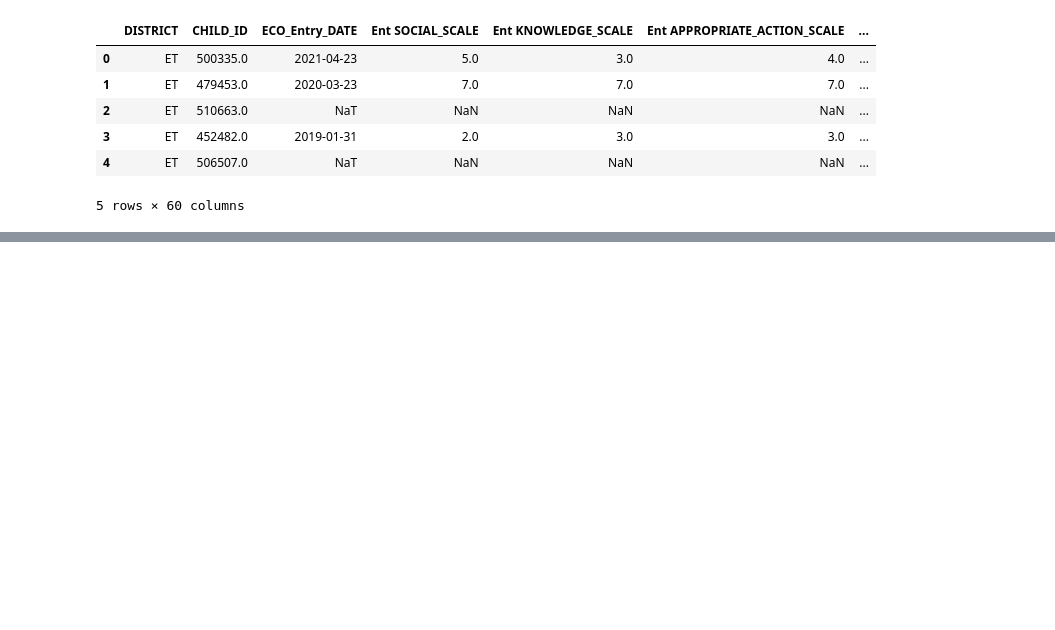
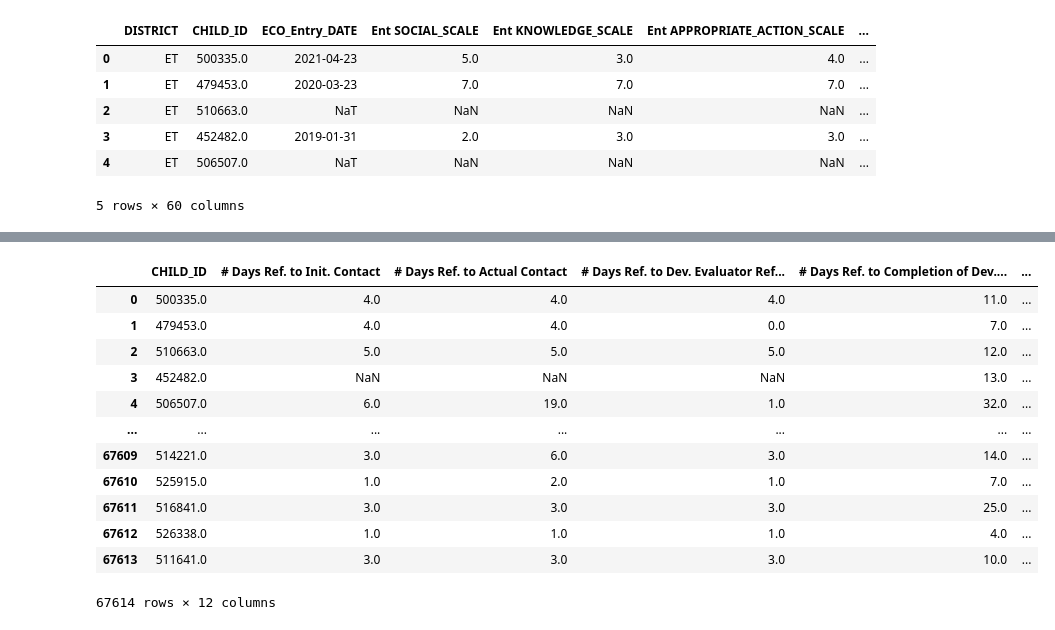
Before and after one commit to NSS-Data-Analytics-Cohort-7/didd-newbalancesonthebloc, a Jupyter notebook: Notebook/DIDD_partner_project.ipynb, the cells around one changed output, grey strips where cells are left out. Cells and saved outputs as stored; diff of their text form; code cells hidden in the pictures; blank space fills up the shorter version.

```diff
--- a/Notebook/DIDD_partner_project.ipynb
+++ b/Notebook/DIDD_partner_project.ipynb
@@ -440,0 +454,3 @@ ax = sns.barplot(x='Days Between', y='value', hue='Init. Elig. Category', data=a
+# %%
+new_df = pd.merge(eco, elig, how='outer', on='CHILD_ID')
+new_df.head()
@@ -440,0 +485,17 @@ ax = sns.barplot(x='Days Between', y='value', hue='Init. Elig. Category', data=a
+# %%
+new_df_2 = new_df.iloc[:, np.r_[1, 83:94]]
+new_df_2
+# %% [output]
+|  | CHILD_ID | # Days Ref. to Init. Contact | # Days Ref. to Actual Contact | # Days Ref. to Dev. Evaluator Ref... | # Days Ref. to Completion of Dev.... | ... |
+| 0 | 500335.0 | 4.0 | 4.0 | 4.0 | 11.0 | ... |
+| 1 | 479453.0 | 4.0 | 4.0 | 0.0 | 7.0 | ... |
+| 2 | 510663.0 | 5.0 | 5.0 | 5.0 | 12.0 | ... |
+| 3 | 452482.0 | NaN | NaN | NaN | 13.0 | ... |
+| 4 | 506507.0 | 6.0 | 19.0 | 1.0 | 32.0 | ... |
+| ... | ... | ... | ... | ... | ... | ... |
+| 67609 | 514221.0 | 3.0 | 6.0 | 3.0 | 14.0 | ... |
+| 67610 | 525915.0 | 1.0 | 2.0 | 1.0 | 7.0 | ... |
+| 67611 | 516841.0 | 3.0 | 3.0 | 3.0 | 25.0 | ... |
+| 67612 | 526338.0 | 1.0 | 1.0 | 1.0 | 4.0 | ... |
+| 67613 | 511641.0 | 3.0 | 3.0 | 3.0 | 10.0 | ... |
+67614 rows × 12 columns
```
Also changed, not shown: parts of 30 cells of this notebook.
